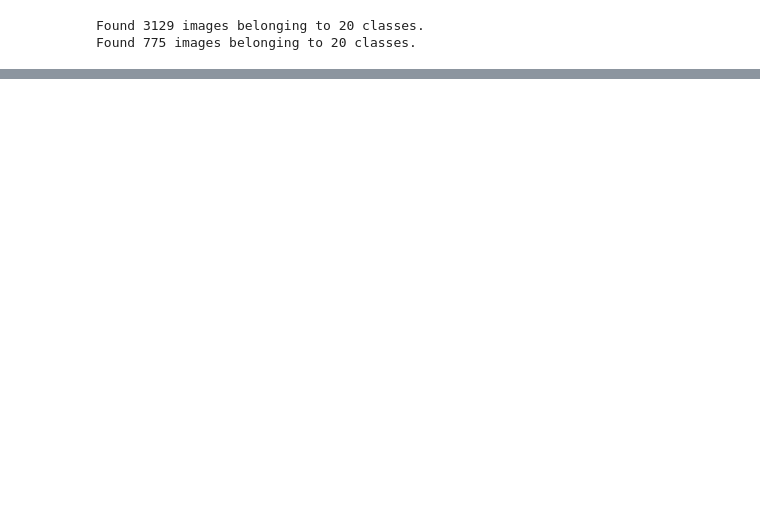
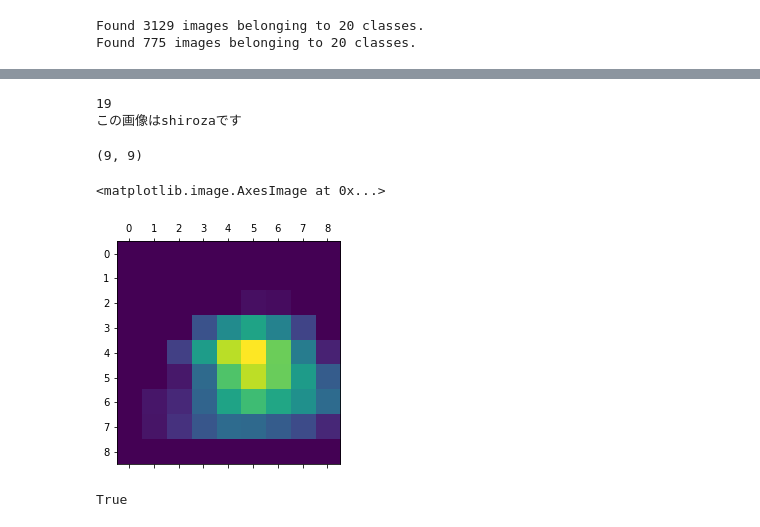
Before and after one commit to kanzaki-coder/deeplearning, a Jupyter notebook: weed_VGG16_fine_tuning.ipynb, the cells around one changed output, grey strips where cells are left out. Cells and saved outputs as stored; diff of their text form; code cells hidden in the pictures; blank space fills up the shorter version.

```diff
--- a/weed_VGG16_fine_tuning.ipynb
+++ b/weed_VGG16_fine_tuning.ipynb
@@ -456,0 +433,78 @@ pred_label = np.argmax(pred)
+# %%
+from keras.preprocessing import image
+
+# 画像のパスを取得
+img_path = "/content/drive/My Drive/cluster0312/shiroza2/shiroza_IMG_1542_19.JPG"
+img=image.load_img(img_path,target_size=(150,150))
+
+# データの前処理
+img = image.load_img(img_path, target_size=(150,150))
+
+# xは形状が(150,150,3)のfloat32型のnumpy配列
+x = image.img_to_array(img)/255.0
+
+# この配列サイズが(1, 150,150, 3)のバッチに変換するために次元を追加
+x = np.expand_dims(x, axis=0)
+preds = my_model.predict(x)
+print(np.argmax(preds[0]))
+print("この画像は"+classes[np.argmax(preds[0])]+"です")
+# %% [output]
+19
+この画像はshirozaです
+# %%
+from keras import backend as K
+import matplotlib.pyplot as plt
+
+# 予測ベクトル
+output = my_model.output[:,np.argmax(preds[0])]
+
+# 最後の層であるblock5_conv3の出力特徴マップ
+last_conv_layer = my_model.get_layer(last_layer_name)
+
+# block5_conv3の出力特徴マップでの「ある」クラス勾配
+grads = K.gradients(output,last_conv_layer.output)[0]
+
+
+# 各エントリは特定の特徴マップの平均強度
+pooled_grads = K.mean(grads,axis=(0,1,2))
+
+#出力マップの値にアクセスするための関数
+iterate = K.function([my_model.input], [pooled_grads, last_conv_layer.output[0]])
+
+# 2つの値をNumpy配列で取得
+pooled_grads_value, conv_layer_output_value = iterate([x])
+
+# 「ある」クラスに関する「このチャネルの重要度」を特徴マップ配列の各チャネルに掛ける
+for i in range(pooled_grads_value.shape[0]):
+    conv_layer_output_value[:,:,i] *= pooled_grads_value[i]
+
+# 最終的な特徴マップのチャネルごとの平均値がクラスの活性化のヒートマップ
+heatmap = np.mean(conv_layer_output_value,axis=-1 )
+
+# ヒートマップの後処理
+print(heatmap.shape)
+heatmap = np.maximum(heatmap, 0)
+heatmap /= np.max(heatmap)
+plt.matshow(heatmap)
+# %% [output]
+(9, 9)
+<matplotlib.image.AxesImage at 0x...>
+[figure, added]
+# %%
+import cv2
+
+# cv2を使って画像読み込み
+img = cv2.imread(img_path)
+# 元画像と同じサイズになるようにヒートマップのサイズを変更
+heatmap = cv2.resize(heatmap, (img.shape[1], img.shape[0]))
+# ヒートマップをRGBに変換
+heatmap = np.uint8(255 * heatmap)
+# ヒートマップをもとの画像に適応
+heatmap = cv2.applyColorMap(heatmap, cv2.COLORMAP_JET)
+
+# 0.4はヒートマップの強度係数(もうちょっと強くしてもいい)
+superimporsed_img = heatmap * 0.4 + img
+# 画像を保存
+cv2.imwrite('保存したい名前.jpg',superimporsed_img)
+# %% [output]
+True
```
Also changed, not shown: parts of 30 cells of this notebook.
